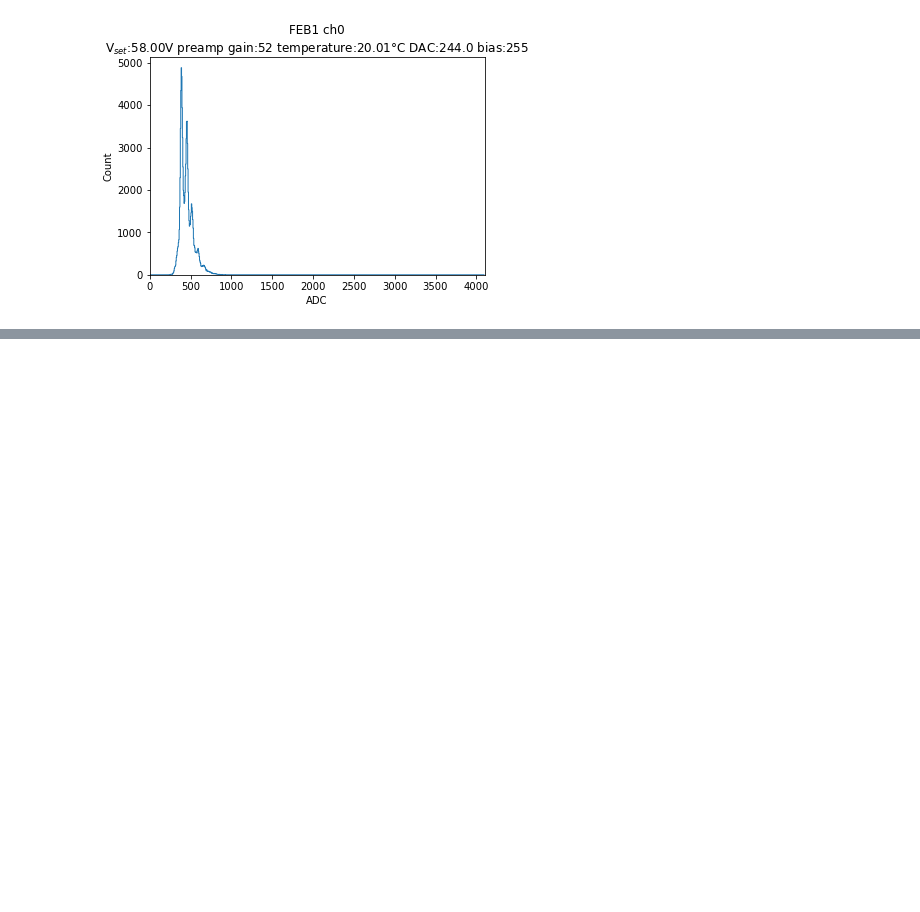
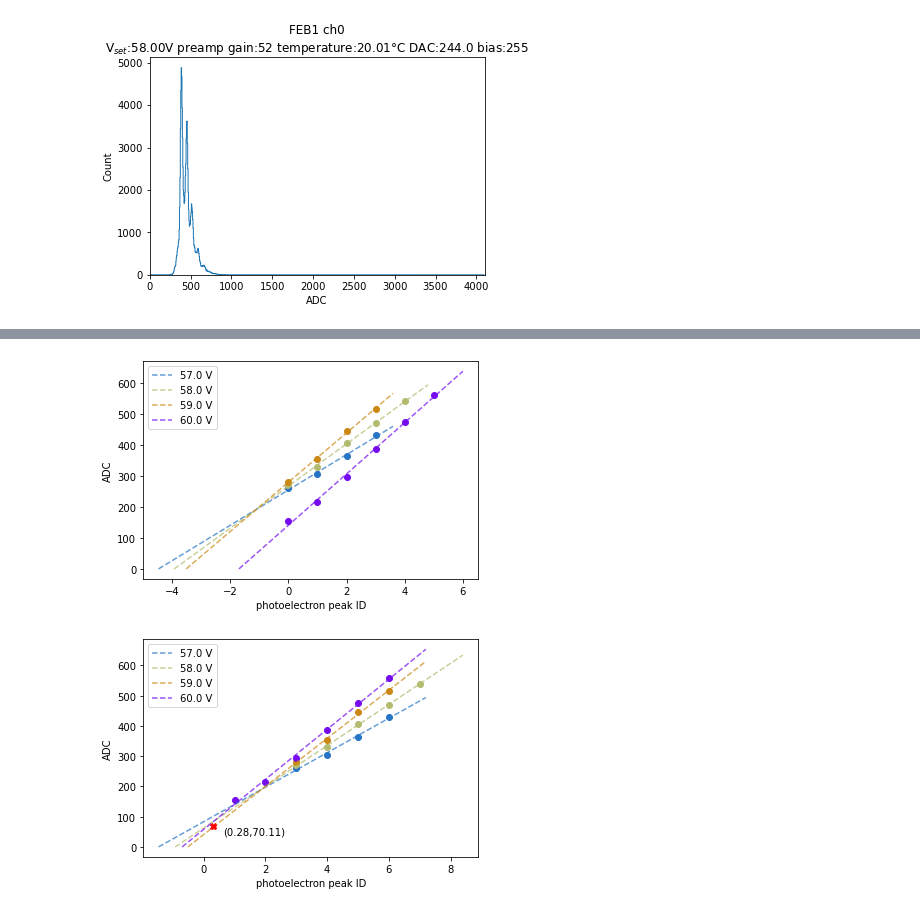
Before and after one commit to kaikai581/t2k-mppc-daq, a Jupyter notebook: notebooks/robust_peak_numbering.ipynb, the cells around one changed output, grey strips where cells are left out. Saved outputs shown, nothing was run; the diff lists cells and outputs as text; code cells hidden in the pictures; blank space fills up the shorter version.

```diff
--- a/notebooks/robust_peak_numbering.ipynb
+++ b/notebooks/robust_peak_numbering.ipynb
@@ -38,0 +62,5 @@ The gain, or the distance between peaks, has a linear relationship with the bias
+# %%
+my_lines.enumerate_peaks()
+# %% [output]
+[figure, added]
+[figure, added]
```
Also changed, not shown: parts of 4 cells of this notebook, 1 other file.
